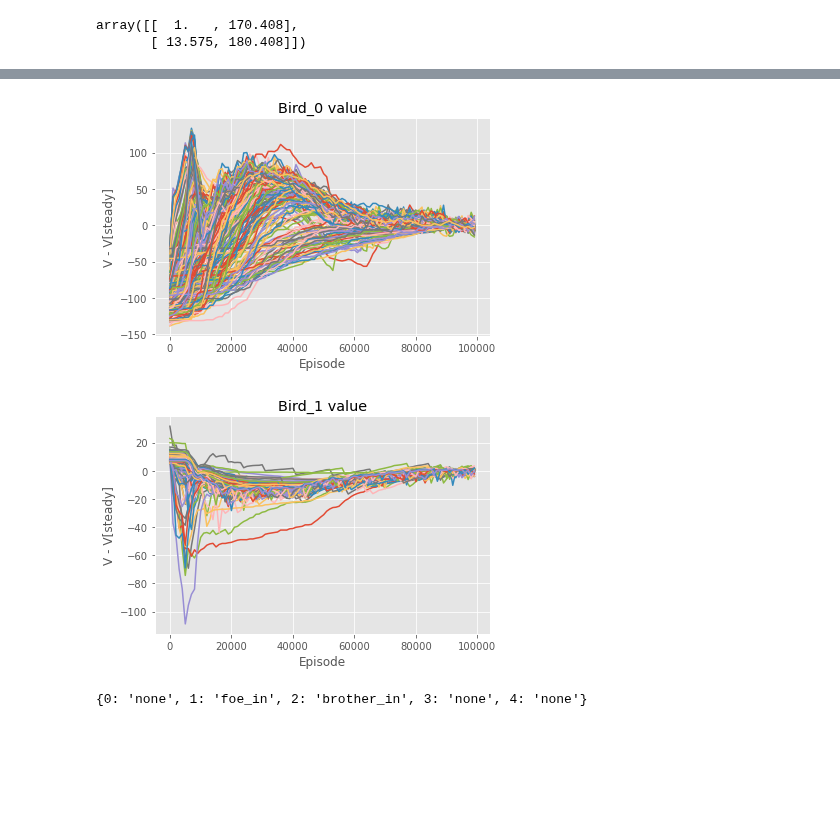
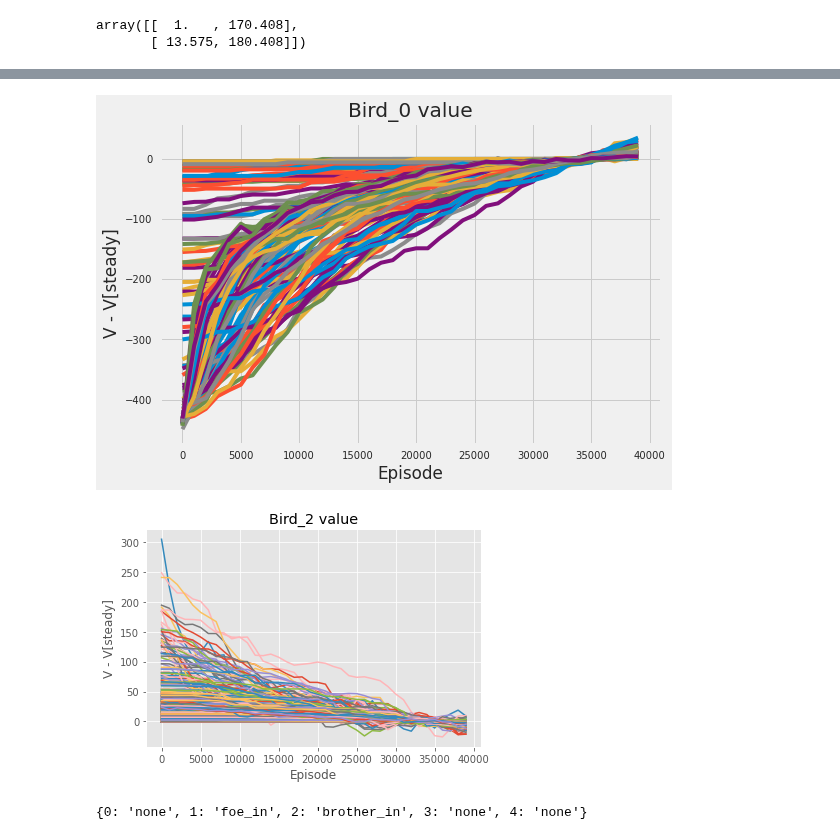
Before and after one commit to fbrand-new/reinforced-birds, a Jupyter notebook: AnimatePolicy.ipynb, the cells around one changed output, grey strips where cells are left out. Saved outputs shown, nothing was run; the diff lists cells and outputs as text; code cells hidden in the pictures; blank space fills up the shorter version.

```diff
--- a/AnimatePolicy.ipynb
+++ b/AnimatePolicy.ipynb
@@ -186,7 +184,7 @@ array([[  1.   , 170.408],
        [ 13.575, 180.408]])
 # %%
 def value_at_conv(bird):
-    plt.style.use('ggplot')
+    plt.style.use('fivethirtyeight')
     df = preprocessing(bird)
     df_val = extract_value(df)
     df_val = df_val.loc[:, (df_val != df_val.iloc[0]).any()]
@@ -196,11 +214,11 @@ def value_at_conv(bird):
 # %%
 value_at_conv(0)
 # %% [output]
-[figure, old version]
+[figure, new version]
 # %%
-value_at_conv(1)
+value_at_conv(2)
 # %% [output]
-[figure, old version]
+[figure, new version]
 # %%
 state_re_conv(729)
 # %% [output]
```
Also changed, not shown: parts of 2 cells of this notebook, 6 other files.
